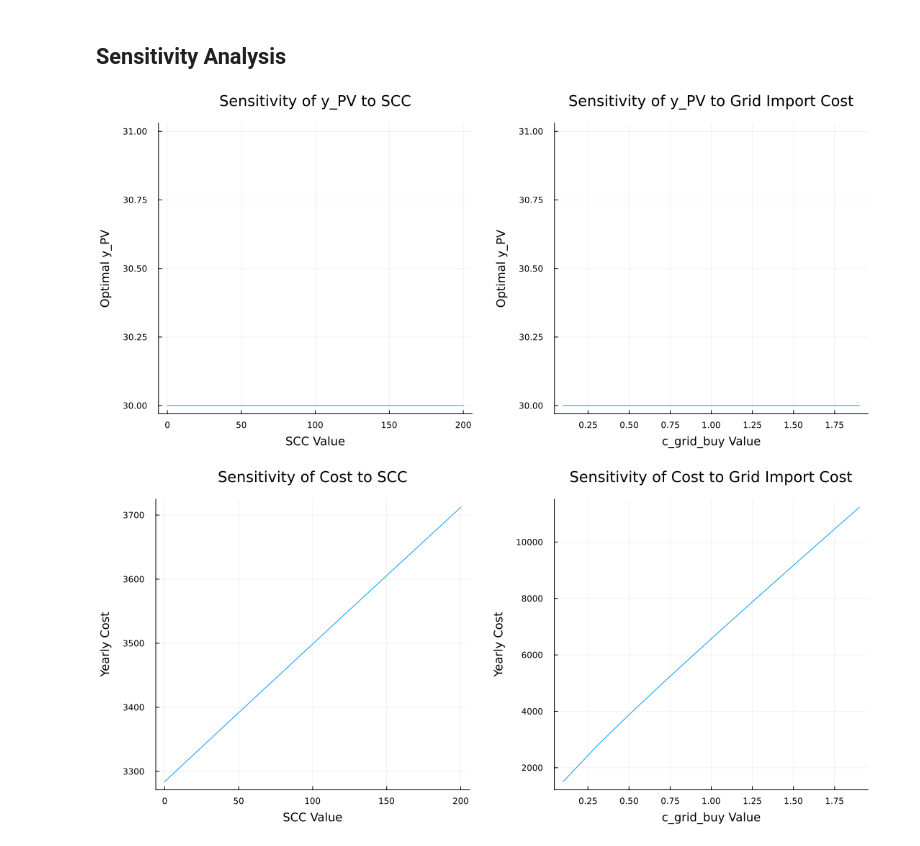
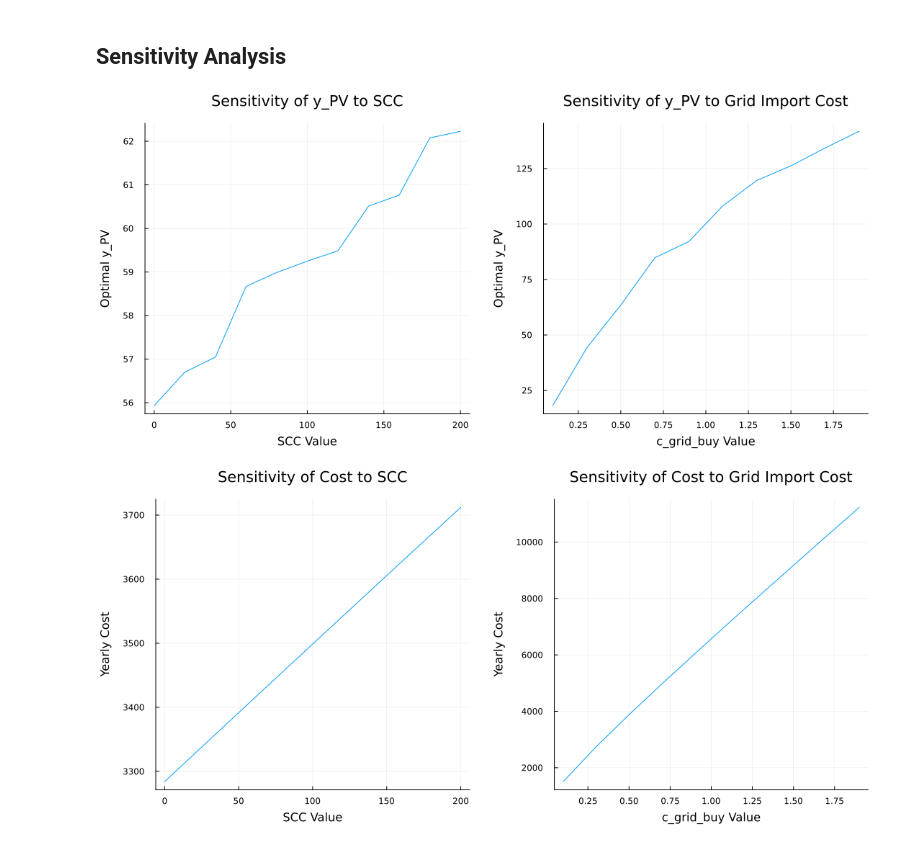
Before and after one commit to czwiessler/AMOProject, a Jupyter notebook: 05_Optimization.ipynb, the cells around one changed output. Saved outputs shown, nothing was run; the diff lists cells and outputs as text; code cells hidden in the pictures.

```diff
--- a/05_Optimization.ipynb
+++ b/05_Optimization.ipynb
@@ -311,7 +311,7 @@ for SCC_value in SCC_values
     model = buildAndOptimize()
 
     # Collect the results
-    push!(y_PV_values_SCC, value(y_PV))
+    push!(y_PV_values_SCC, value(model[:y_PV]))
     push!(cost_SCC, objective_value(model)/12*365)
 end
 
@@ -323,34 +323,34 @@ cost_grid_import = []
 # Loop to update grid import cost and optimize the model
 for c_grid_buy_value in c_grid_buy_values
     c_grid_buy = c_grid_buy_value  # Update grid import cost value
 
     # Re-build
     model = buildAndOptimize()
 
     # Collect the results
-    push!(y_PV_values_grid_import, value(y_PV))
+    push!(y_PV_values_grid_import, value(model[:y_PV]))
     push!(cost_grid_import, objective_value(model)/12*365)
 end
 
 # Plot Sensitivity of y_PV to SCC
 sens_p1 = plot(SCC_values, y_PV_values_SCC, xlabel="SCC Value", ylabel="Optimal y_PV", title="Sensitivity of y_PV to SCC", label=false, legend=:topright)
 
 # Plot Sensitivity of y_PV to Grid Import Cost
 sens_p2 = plot(c_grid_buy_values, y_PV_values_grid_import, xlabel="c_grid_buy Value", ylabel="Optimal y_PV", title="Sensitivity of y_PV to Grid Import Cost", label=false, legend=:topright)
 
 merge1 = plot(sens_p1, sens_p2, layout=(1, 2), size=(1100, 500), margin=5mm)
 display(merge1)
 
 # Plot Sensitivity of Cost to SCC
 sens_p3 = plot(SCC_values, cost_SCC, xlabel="SCC Value", ylabel="Yearly Cost", title="Sensitivity of Cost to SCC", label=false, legend=:topright)
 
 # Plot Sensitivity of Cost to Grid Import Cost
 sens_p4 = plot(c_grid_buy_values, cost_grid_import, xlabel="c_grid_buy Value", ylabel="Yearly Cost", title="Sensitivity of Cost to Grid Import Cost", label=false, legend=:topright)
 
 # Combine both sensitivity plots for costs
 merge2 = plot(sens_p3, sens_p4, layout=(1, 2), size=(1100, 500), margin=5mm)
 display(merge2)
 # %% [output]
-[figure, old version]
+[figure, new version]
 [figure]
 # %%
```
Also changed, not shown: parts of 6 cells of this notebook.
